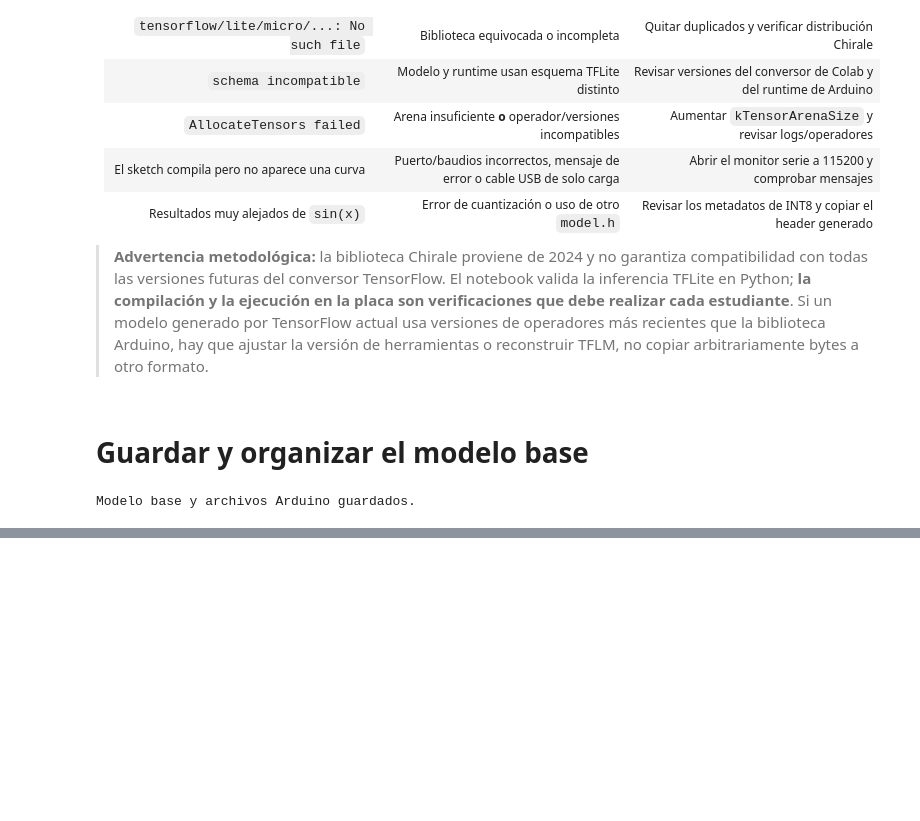
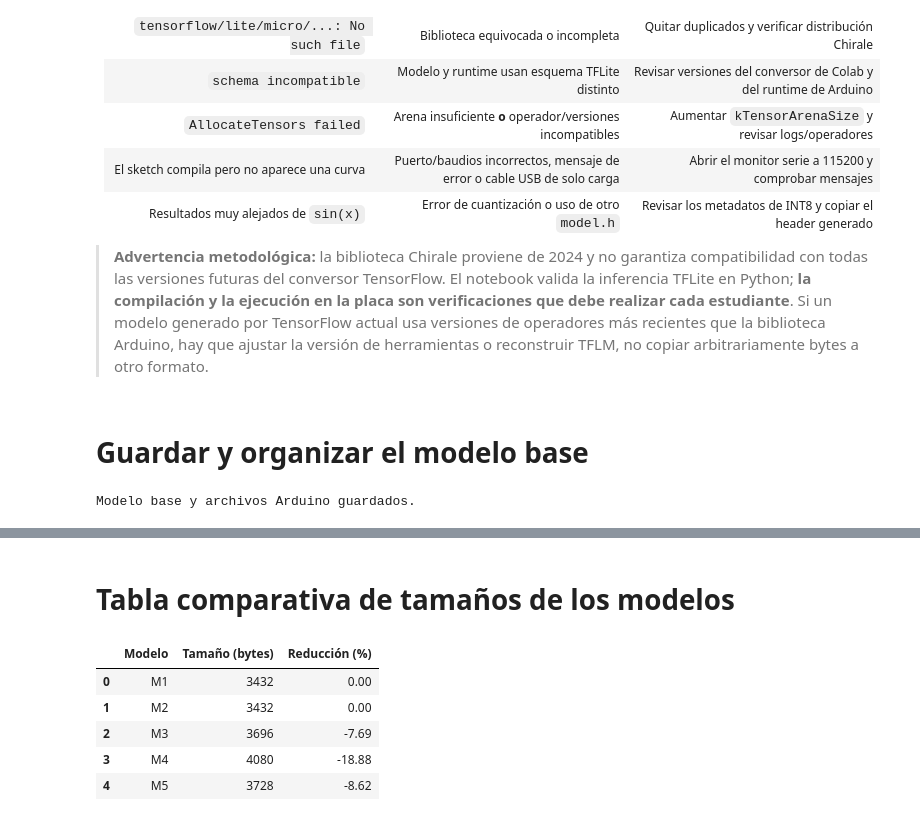
Before and after one commit to Jrgels/TinyML2, a Jupyter notebook: notebooks/Proyecto_1.ipynb, the cells around one changed output, grey strips where cells are left out. Saved outputs shown, nothing was run; the diff lists cells and outputs as text; code cells hidden in the pictures; blank space fills up the shorter version.

Commit message:
Añadir modelos M1 - M5 en modelos/base/

```diff
--- a/notebooks/Proyecto_1.ipynb
+++ b/notebooks/Proyecto_1.ipynb
@@ -496,0 +759,9 @@ Modelo base y archivos Arduino guardados.
+# %%
+for nombre in ["M1", "M2", "M3", "M4", "M5"]:
+    print(f"\n{'='*50}")
+    print(f"ANÁLISIS DEL MODELO {nombre}")
+    print(f"{'='*50}")
+
+    tf.lite.experimental.Analyzer.analyze(
+        model_path=str(modelos[nombre])
+    )
@@ -496,0 +786,32 @@ Modelo base y archivos Arduino guardados.
+# %% [markdown]
+# Tabla comparativa de tamaños de los modelos
+# %%
+import pandas as pd
+
+tamano_m1 = modelos["M1"].stat().st_size
+
+df_tamanos = pd.DataFrame([
+    {
+        "Modelo": nombre,
+        "Tamaño (bytes)": archivo.stat().st_size,
+        "Reducción (%)": round(
+            (tamano_m1 - archivo.stat().st_size)
+            / tamano_m1 * 100, 2
+        )
+    }
+    for nombre, archivo in modelos.items()
+])
+
+ruta = ROOT / "resultados" / "tablas" / "T6_tamanos_modelos.csv"
+ruta.parent.mkdir(parents=True, exist_ok=True)
+
+df_tamanos.to_csv(ruta, index=False)
+
+display(df_tamanos)
+# %% [output]
+|  | Modelo | Tamaño (bytes) | Reducción (%) |
+| 0 | M1 | 3432 | 0.00 |
+| 1 | M2 | 3432 | 0.00 |
+| 2 | M3 | 3696 | -7.69 |
+| 3 | M4 | 4080 | -18.88 |
+| 4 | M5 | 3728 | -8.62 |
```
Also changed, not shown: parts of 14 cells of this notebook, 5 other files.
